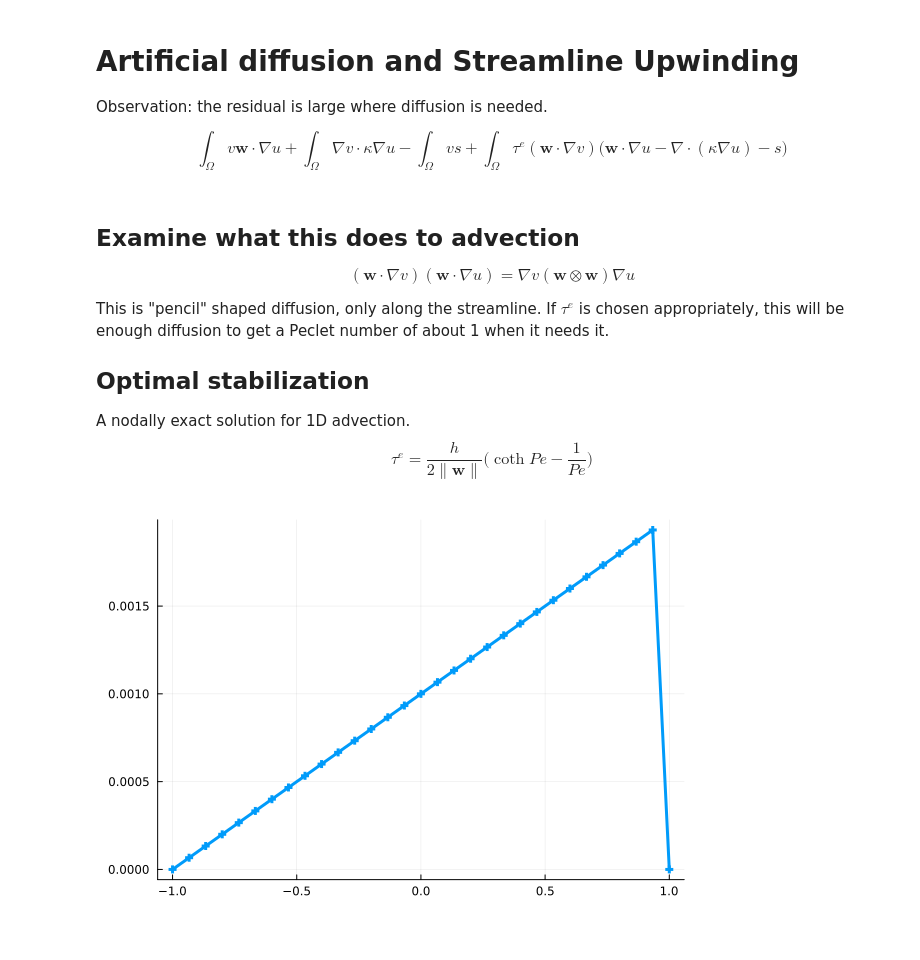
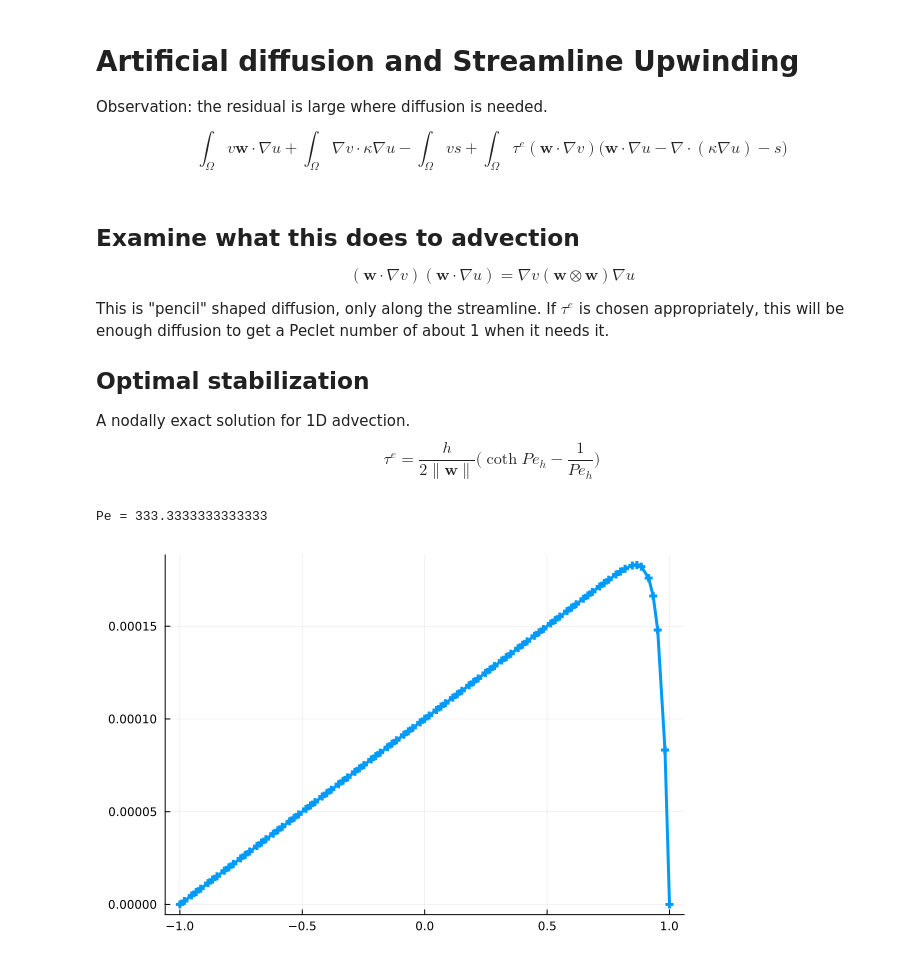
Before and after one commit to cu-numpde/spring26, a Jupyter notebook: slides/2026-03-23-fem.ipynb, the cells around one changed output. Drawn from its saved outputs; the diff is of its cells as text; code cells hidden in the pictures.

```diff
--- a/slides/2026-03-23-fem.ipynb
+++ b/slides/2026-03-23-fem.ipynb
@@ -339,17 +343,19 @@ This is "pencil" shaped diffusion, only along the streamline. If $\tau^e$ is cho
 
 ## Optimal stabilization
 A nodally exact solution for 1D advection.
-$$ \tau^e = \frac{h}{2 \lVert \mathbf w \rVert} \Big( \coth Pe - \frac{1}{Pe} \Big)$$
+$$ \tau^e = \frac{h}{2 \lVert \mathbf w \rVert} \Big( \coth Pe_h - \frac{1}{Pe_h} \Big)$$
 # %%
-wind = 1000; k = 1
+wind = 10000; k = 1
 fq(q, u, Du) = wind .* Du -one.(u), k * Du + tau * wind.^2 .* Du
 
 n = 30; h = 2 / n; Pe = abs(wind) * h / (2 * k)
+@show Pe
 tau = h / (2 * abs(wind)) * (coth(Pe) - 1 / Pe)
-fe = FESpace(2, 2, n)
+fe = FESpace(4, 4, n)
 u0 = zero(fe.xn)
 N = length(fe.xn)
 sol = nlsolve(u -> fe_residual(u, fe, fq; bci=[1, N], bcv=[0, 0]), zero(fe.xn), method=:newton)
 plot(fe.xn, sol.zero, marker=:auto, legend=:none)
 # %% [output]
+Pe = 333.3333333333333
-[figure, old version]
+[figure, new version]
```
Also changed, not shown: parts of 5 cells of this notebook, 5 other files.
